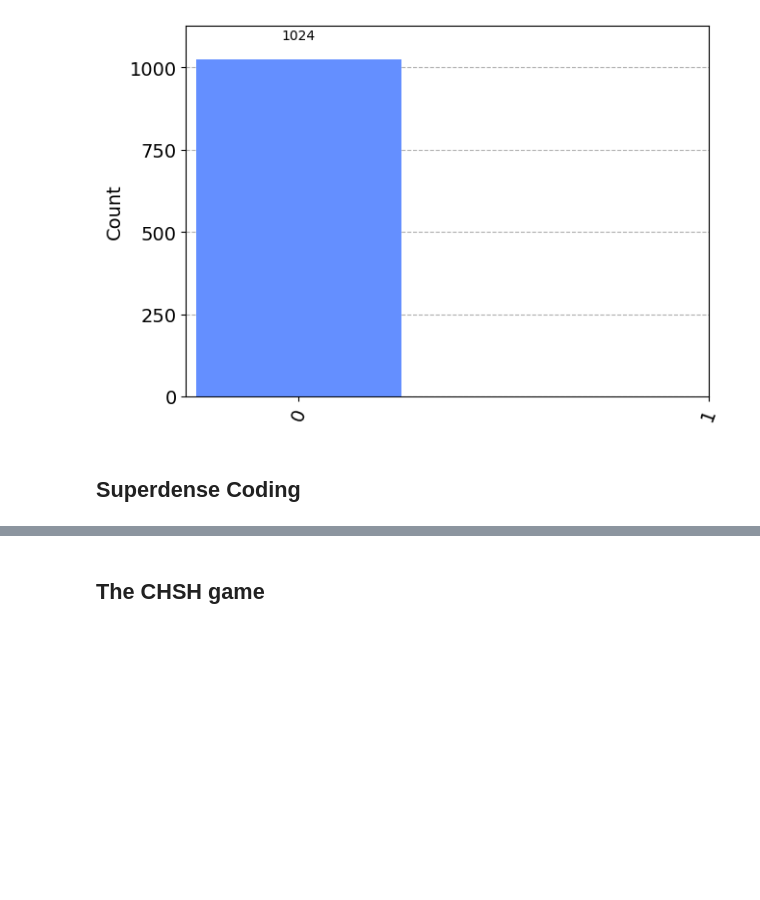
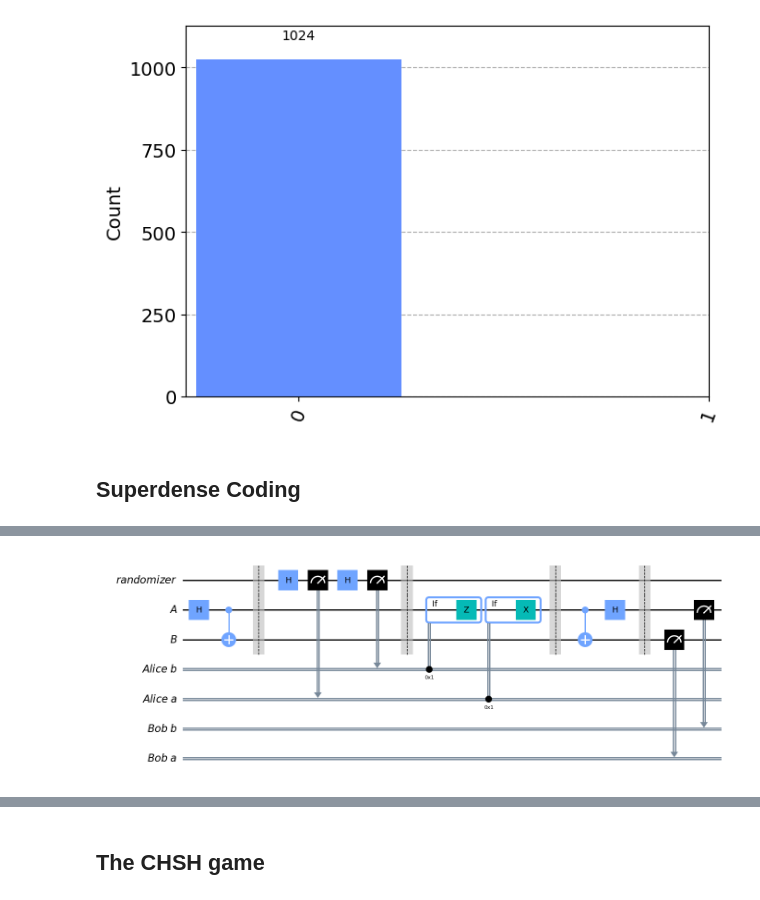
Before and after one commit to amandaturney/qml, a Jupyter notebook: qiskit/basics_of_quantum_information/4_entanglement_in_action.ipynb, the cells around one changed output, grey strips where cells are left out. Drawn from its saved outputs; the diff is of its cells as text; code cells hidden in the pictures; blank space fills up the shorter version.

```diff
--- a/qiskit/basics_of_quantum_information/4_entanglement_in_action.ipynb
+++ b/qiskit/basics_of_quantum_information/4_entanglement_in_action.ipynb
@@ -142,0 +206,47 @@ plot_histogram(filtered_counts)
+# %%
+from qiskit import QuantumCircuit
+
+rbg = QuantumRegister(1, "randomizer")
+ebit0 = QuantumRegister(1, "A")
+ebit1 = QuantumRegister(1, "B")
+
+Alice_a = ClassicalRegister(1, "Alice a")
+Alice_b = ClassicalRegister(1, "Alice b")
+
+test = QuantumCircuit(rbg, ebit0, ebit1, Alice_b, Alice_a)
+
+# Initialize the ebit
+test.h(ebit0)
+test.cx(ebit0, ebit1)
+test.barrier()
+
+# Use the 'randomizer' qubit twice to generate Alice's bits a and b.
+test.h(rbg)
+test.measure(rbg, Alice_a)
+test.h(rbg)
+test.measure(rbg, Alice_b)
+test.barrier()
+
+# Now the protocol runs, starting with Alice's actions, which depend
+# on her bits.
+with test.if_test((Alice_b, 1), label="Z"):
+    test.z(ebit0)
+with test.if_test((Alice_a, 1), label="X"):
+    test.x(ebit0)
+test.barrier()
+
+# Bob's actions
+test.cx(ebit0, ebit1)
+test.h(ebit0)
+test.barrier()
+
+Bob_a = ClassicalRegister(1, "Bob a")
+Bob_b = ClassicalRegister(1, "Bob b")
+test.add_register(Bob_b)
+test.add_register(Bob_a)
+test.measure(ebit1, Bob_a)
+test.measure(ebit0, Bob_b)
+
+test.draw()
+# %% [output]
+[figure, added]
```
Also changed, not shown: parts of 31 cells of this notebook, 3 other files.
